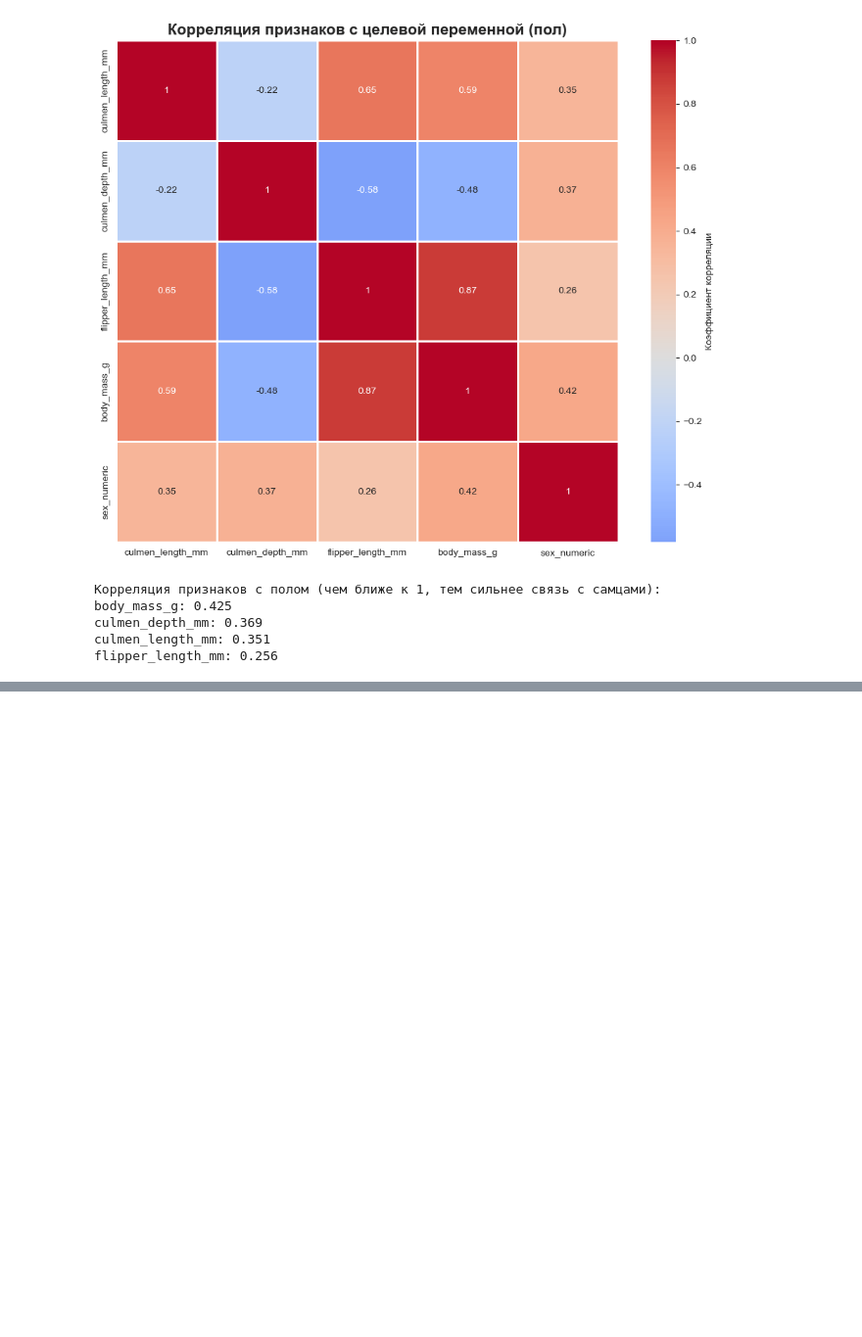
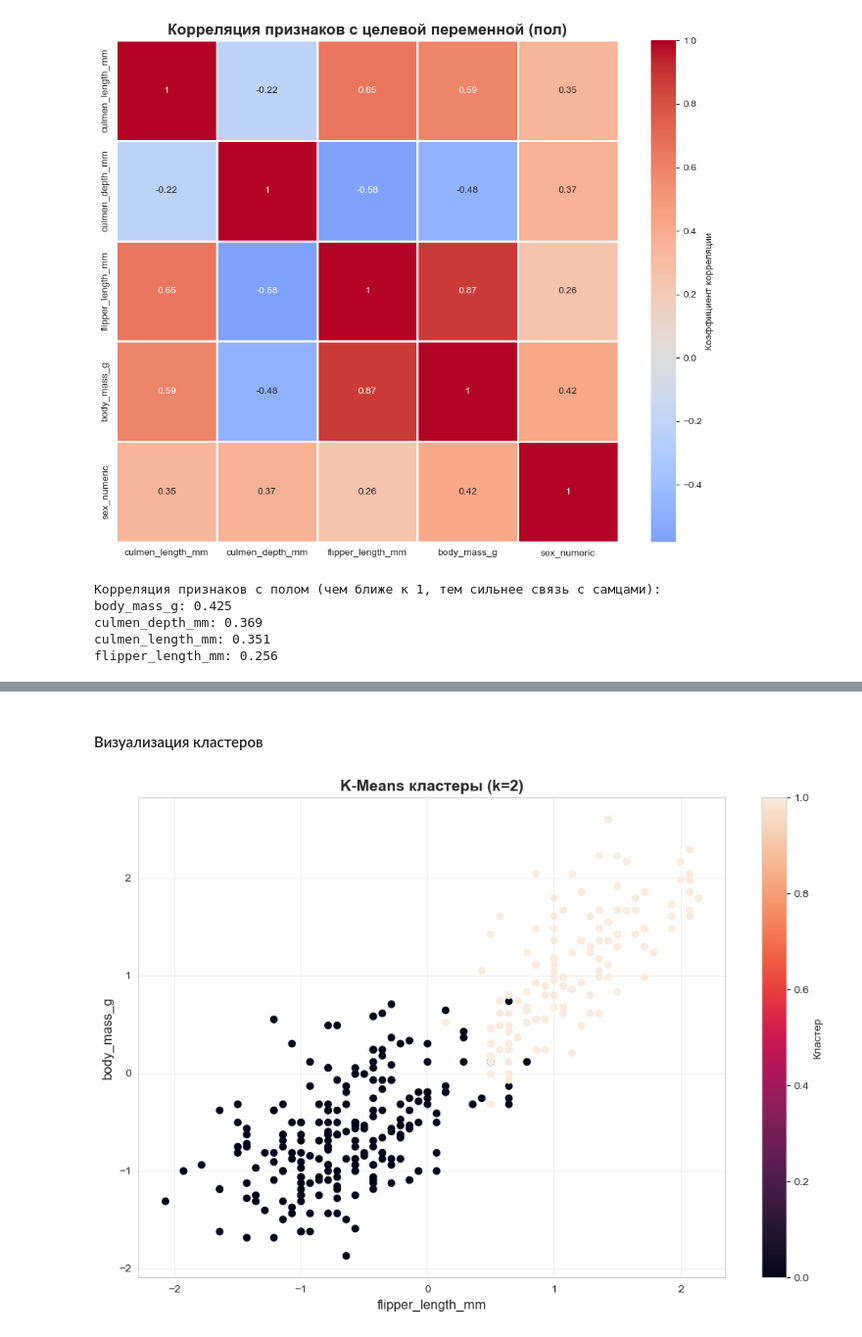
Before and after one commit to Arkturiuso/Pengu1n_team_Kirill-Timur_Corporation, a Jupyter notebook: penguins_classification.ipynb, the cells around one changed output, grey strips where cells are left out. Shown at 98% size. Cells and saved outputs as stored; diff of their text form; code cells hidden in the pictures; blank space fills up the shorter version.

```diff
--- a/penguins_classification.ipynb
+++ b/penguins_classification.ipynb
@@ -504,0 +625,18 @@ flipper_length_mm: 0.256
+# %% [markdown]
+#### Визуализация кластеров
+# %%
+kmeans = KMeans(n_clusters=optimal_k, random_state=42, n_init=10)
+cluster = kmeans.fit_predict(X_scaled)
+
+plt.figure(figsize=(10, 7))
+scatter = plt.scatter(X_scaled[:, 2], X_scaled[:, 3],
+                      c=cluster)
+plt.xlabel('flipper_length_mm', fontsize=12)
+plt.ylabel('body_mass_g', fontsize=12)
+plt.title(f'K-Means кластеры (k={optimal_k})', fontsize=14, fontweight='bold')
+plt.colorbar(scatter, label='Кластер')
+plt.grid(True, alpha=0.3)
+plt.tight_layout()
+plt.show()
+# %% [output]
+[figure, added]
```
Also changed, not shown: parts of 109 cells of this notebook.
